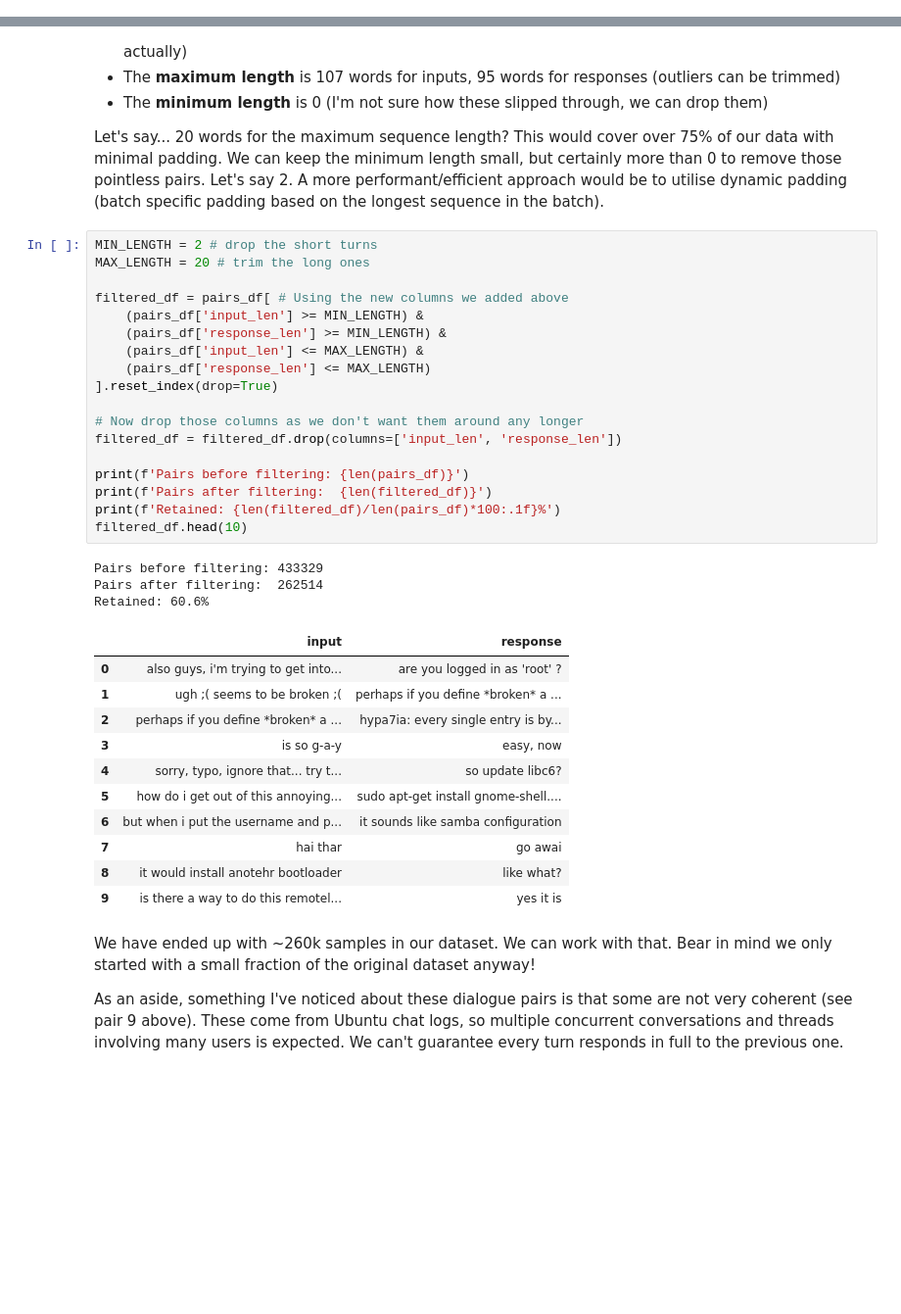
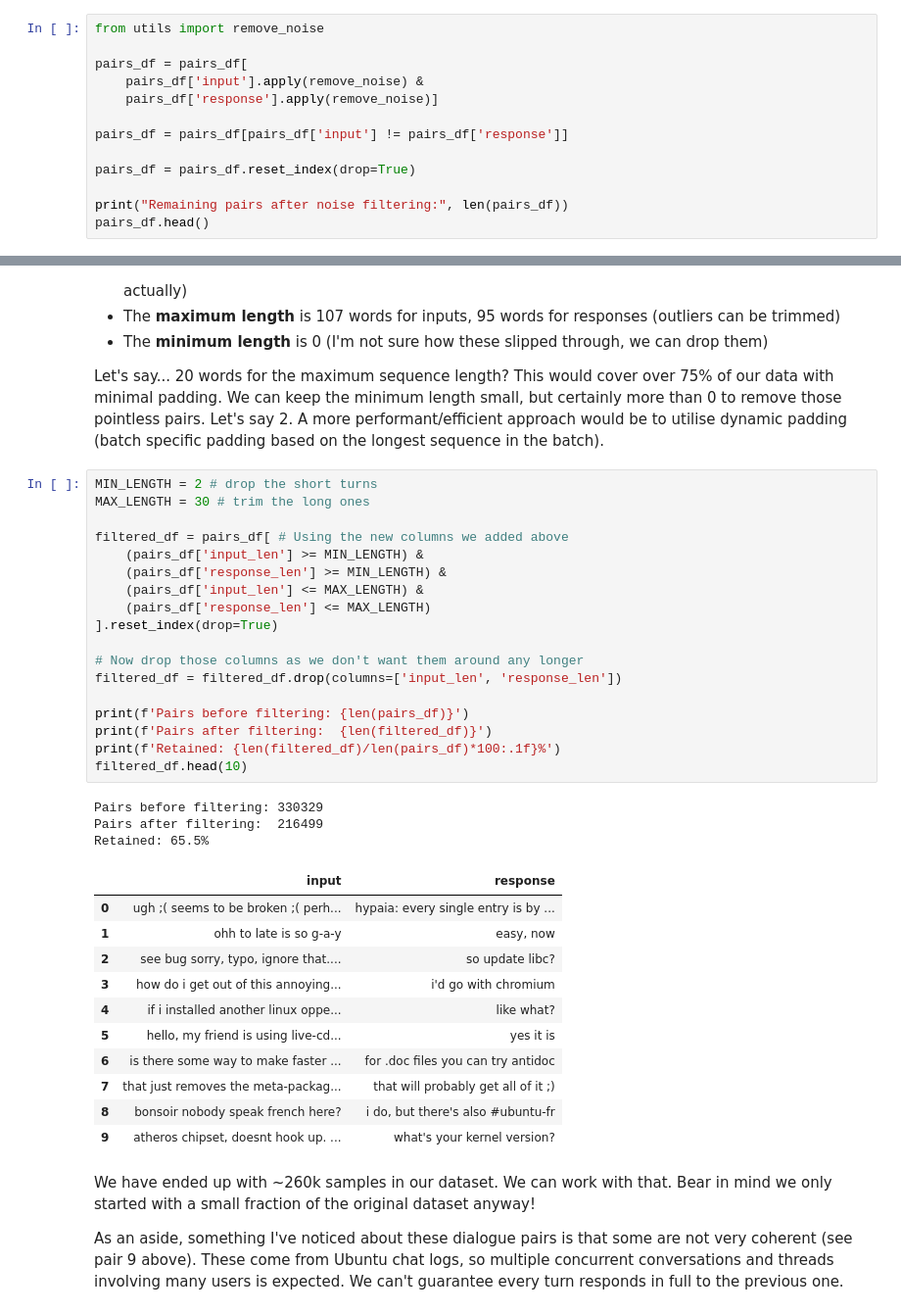
Before and after one commit to dyluc/csck507-ema, a Jupyter notebook: data-preprocessing.ipynb, the cells around one changed output, grey strips where cells are left out. Shown at 98% size. Drawn from its saved outputs; the diff is of its cells as text; blank space fills up the shorter version.

```diff
--- a/data-preprocessing.ipynb
+++ b/data-preprocessing.ipynb
@@ -160,0 +164,13 @@ Cleaned Sample pairs:
+# %%
+from utils import remove_noise
+
+pairs_df = pairs_df[
+    pairs_df['input'].apply(remove_noise) &
+    pairs_df['response'].apply(remove_noise)]
+
+pairs_df = pairs_df[pairs_df['input'] != pairs_df['response']]
+
+pairs_df = pairs_df.reset_index(drop=True)
+
+print("Remaining pairs after noise filtering:", len(pairs_df))
+pairs_df.head()
@@ -207,37 +231,37 @@ So:
 Let's say... 20 words for the maximum sequence length? This would cover over 75% of our data with minimal padding. We can keep the minimum length small, but certainly more than 0 to remove those pointless pairs. Let's say 2. A more performant/efficient approach would be to utilise dynamic padding (batch specific padding based on the longest sequence in the batch).
 # %%
 MIN_LENGTH = 2 # drop the short turns
-MAX_LENGTH = 20 # trim the long ones
+MAX_LENGTH = 30 # trim the long ones
 
 filtered_df = pairs_df[ # Using the new columns we added above
     (pairs_df['input_len'] >= MIN_LENGTH) &
     (pairs_df['response_len'] >= MIN_LENGTH) &
     (pairs_df['input_len'] <= MAX_LENGTH) &
     (pairs_df['response_len'] <= MAX_LENGTH)
 ].reset_index(drop=True)
 
 # Now drop those columns as we don't want them around any longer
 filtered_df = filtered_df.drop(columns=['input_len', 'response_len'])
 
 print(f'Pairs before filtering: {len(pairs_df)}')
 print(f'Pairs after filtering:  {len(filtered_df)}')
 print(f'Retained: {len(filtered_df)/len(pairs_df)*100:.1f}%')
 filtered_df.head(10)
 # %% [output]
-Pairs before filtering: 433329
-Pairs after filtering:  262514
-Retained: 60.6%
+Pairs before filtering: 330329
+Pairs after filtering:  216499
+Retained: 65.5%
 |  | input | response |
-| 0 | also guys, i'm trying to get into... | are you logged in as 'root' ? |
-| 1 | ugh ;( seems to be broken ;( | perhaps if you define *broken* a ... |
-| 2 | perhaps if you define *broken* a ... | hypa7ia: every single entry is by... |
-| 3 | is so g-a-y | easy, now |
-| 4 | sorry, typo, ignore that... try t... | so update libc6? |
-| 5 | how do i get out of this annoying... | sudo apt-get install gnome-shell.... |
-| 6 | but when i put the username and p... | it sounds like samba configuration |
-| 7 | hai thar | go awai |
-| 8 | it would install anotehr bootloader | like what? |
-| 9 | is there a way to do this remotel... | yes it is |
+| 0 | ugh ;( seems to be broken ;( perh... | hypaia: every single entry is by ... |
+| 1 | ohh to late is so g-a-y | easy, now |
+| 2 | see bug sorry, typo, ignore that.... | so update libc? |
+| 3 | how do i get out of this annoying... | i'd go with chromium |
+| 4 | if i installed another linux oppe... | like what? |
+| 5 | hello, my friend is using live-cd... | yes it is |
+| 6 | is there some way to make faster ... | for .doc files you can try antidoc |
+| 7 | that just removes the meta-packag... | that will probably get all of it ;) |
+| 8 | bonsoir nobody speak french here? | i do, but there's also #ubuntu-fr |
+| 9 | atheros chipset, doesnt hook up. ... | what's your kernel version? |
 # %% [markdown]
 We have ended up with ~260k samples in our dataset. We can work with that. Bear in mind we only started with a small fraction of the original dataset anyway!
 
```
Also changed, not shown: parts of 14 cells of this notebook, 3 other files.
